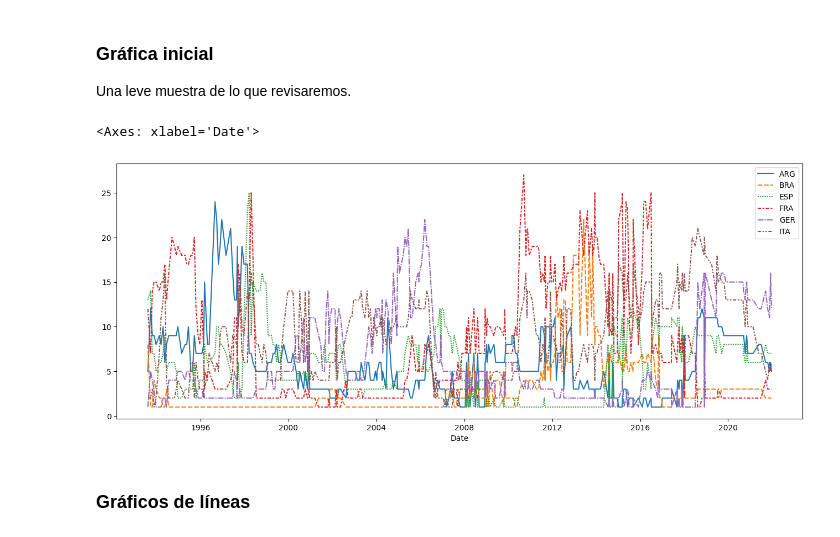
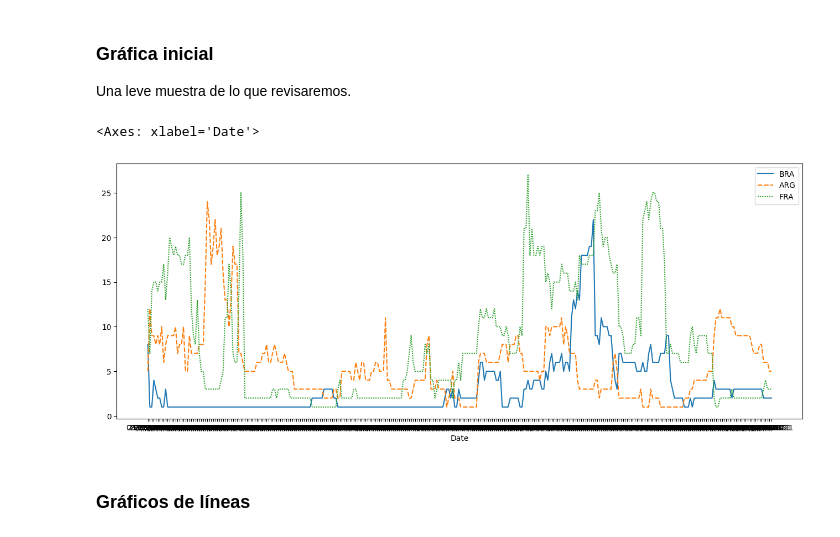
Before and after one commit to vbatiz/intro-python, a Jupyter notebook: notebooks/IntroPython_06.ipynb, the cells around one changed output. Drawn from its saved outputs; the diff is of its cells as text; code cells hidden in the pictures.

```diff
--- a/notebooks/IntroPython_06.ipynb
+++ b/notebooks/IntroPython_06.ipynb
@@ -56,13 +67,13 @@ Una leve muestra de lo que revisaremos.
 # %%
 # Fijar el ancho y alto en pulgadas de la figura
 plt.figure(figsize=(16,6))
 
 # Gráfico de líneas mostrando la evolución del ranking FIFA Varonil para los países de Argentina, Brasil, España, Francia, Alemania e Italia.
-sns.lineplot(data=fifa_data)
-#sns.lineplot(data=fifa_data[["BRA","ARG","ESP"]])
+#sns.lineplot(data=fifa_data)
+sns.lineplot(data=fifa_data[["BRA","ARG","FRA"]])
 # %% [output]
 <Axes: xlabel='Date'>
-[figure, old version]
+[figure, new version]
 # %% [markdown]
 ### Gráficos de líneas
 # %% [markdown]
```
Also changed, not shown: parts of 6 cells of this notebook.
